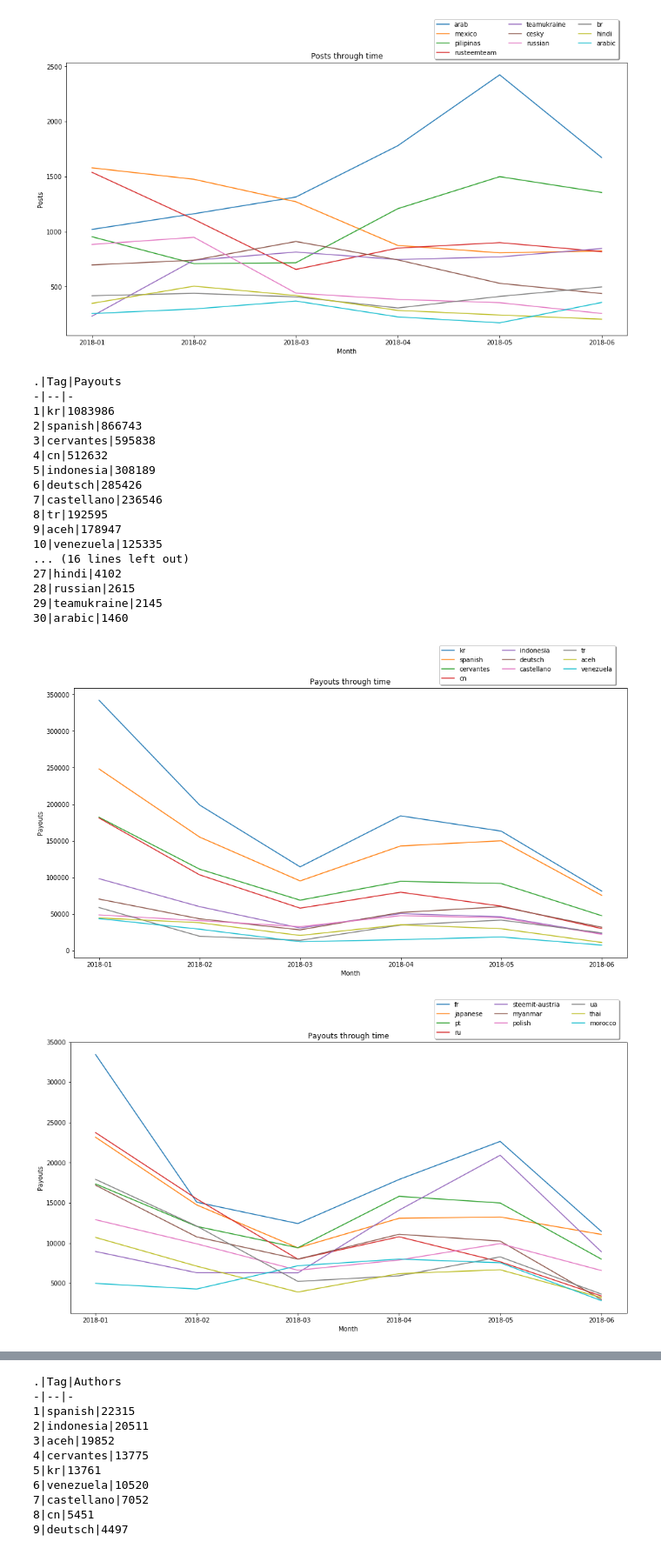
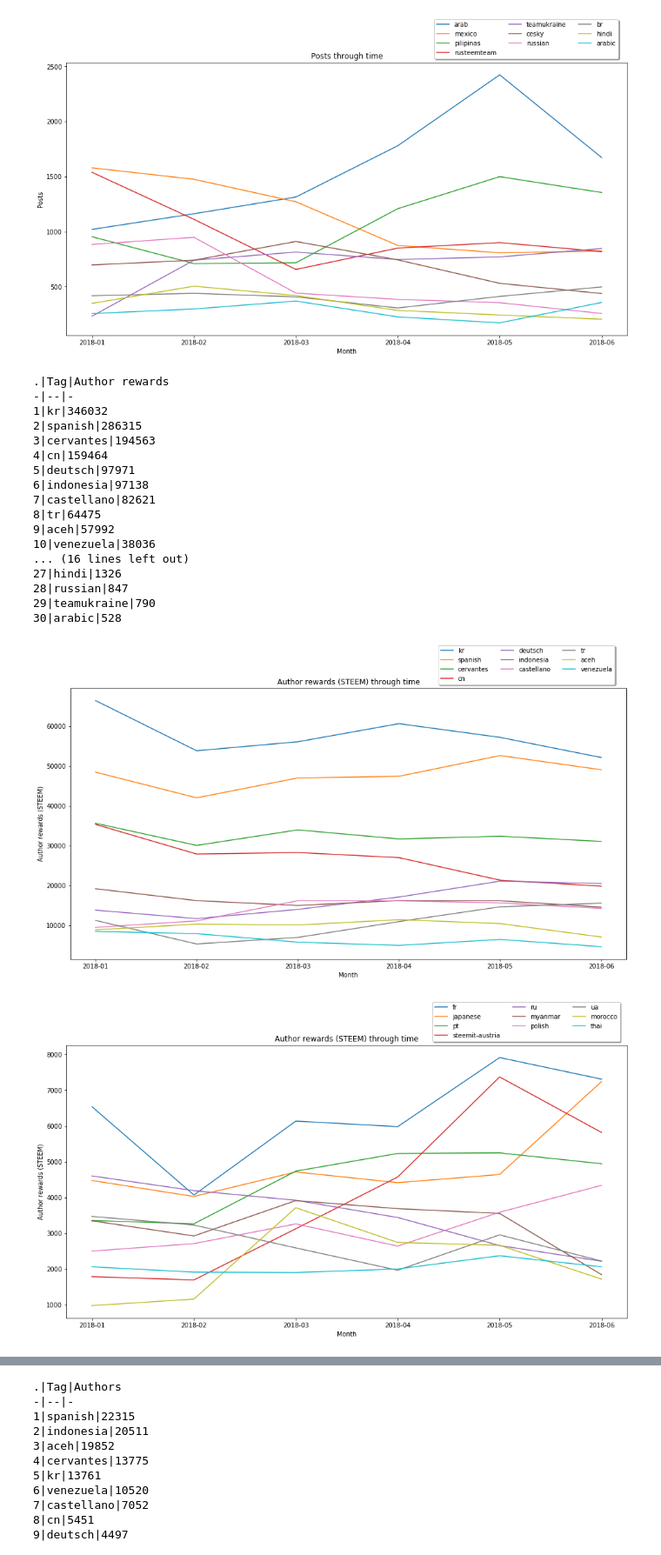
Before and after one commit to jwladzinski/steem-communities, a Jupyter notebook: lang.ipynb, the cells around one changed output, grey strips where cells are left out. Shown at 87% size. Saved outputs shown, nothing was run; the diff lists cells and outputs as text; code cells hidden in the pictures.

Commit message:
Replaced total_payuot_value with author_rewards

```diff
--- a/lang.ipynb
+++ b/lang.ipynb
@@ -17,13 +17,14 @@ lang_tags = [
 ]
 # %%
 class Post:
-    def __init__(self, author, url, total_payout_value, votes, tags, created, lang_code):
+    def __init__(self, author, url, total_payout_value, votes, tags, created, lang_code, author_rewards):
         self.author = author
         self.url = url
         self.total_payout_value = total_payout_value
         self.tags = tags
         self.created = created
         self.lang_code = lang_code
+        self.author_rewards = author_rewards
 
     def __str__(self):
         return url
@@ -64,8 +65,9 @@ for lang_tag in lang_tags:
                         break
                 except:
                     pass
+                author_rewards = float(v[7]) / 1000
 
-                posts.append(Post(author, url, total_payout_value, votes, tags, created, lang_code))
+                posts.append(Post(author, url, total_payout_value, votes, tags, created, lang_code, author_rewards))
             except Exception as ex:
                 pass
 # %%
@@ -219,15 +221,15 @@ for tag1, tag2 in combinations(lang_tags, 2):
 The common part for #ua and #teamukraine is 96.96%
 # %%
 post_counter = Counter()
-payout_counter = Counter()
-average_payout_counter = Counter()
+author_rewards_counter = Counter()
+average_author_rewards_counter = Counter()
 
 author_dict = defaultdict(set)
 
 months = set()
 month_post_dict = defaultdict(Counter)
-month_payout_dict = defaultdict(Counter)
-month_average_payout_dict = defaultdict(Counter)
+month_author_rewards_dict = defaultdict(Counter)
+month_average_author_rewards_dict = defaultdict(Counter)
 month_author_dict_s = defaultdict(lambda: defaultdict(set))
 month_author_dict = defaultdict(Counter)
 
@@ -248,10 +250,10 @@ for post in posts:
             months.add(month)
 
             month_post_dict[tag][month] += 1
-            month_payout_dict[tag][month] += post.total_payout_value
+            month_author_rewards_dict[tag][month] += post.author_rewards
 
             post_counter[tag] += 1
-            payout_counter[tag] += post.total_payout_value
+            author_rewards_counter[tag] += post.author_rewards
             author_dict[tag].add(post.author)
             month_author_dict_s[tag][month].add(post.author)
 
@@ -262,12 +264,12 @@ for post in posts:
                 unique_prefix_tag_dict[possible_prefix].add(tag)
 
 for tag in lang_tags:
-    average_payout_counter[tag] = payout_counter[tag] /  post_counter[tag]
+    average_author_rewards_counter[tag] = author_rewards_counter[tag] /  post_counter[tag]
     for month in months:
         if month_post_dict[tag][month] > 0:
-            month_average_payout_dict[tag][month] = month_payout_dict[tag][month] / month_post_dict[tag][month]
+            month_average_author_rewards_dict[tag][month] = month_author_rewards_dict[tag][month] / month_post_dict[tag][month]
         else:
-            month_average_payout_dict[tag][month] = 0
+            month_average_author_rewards_dict[tag][month] = 0
         month_author_dict[tag][month] = len(month_author_dict_s[tag][month])
 
 author_counter = Counter()
@@ -304,28 +306,28 @@ for i in range(0, len(lang_tags), 10):
 [figure]
 [figure]
 # %%
-print_table(['.', 'Tag', 'Payouts'], payout_counter, '%d|%s|%.0f')
+print_table(['.', 'Tag', 'Author rewards'], author_rewards_counter, '%d|%s|%.0f')
 # %% [output]
-.|Tag|Payouts
+.|Tag|Author rewards
 -|--|-
-1|kr|1083986
-2|spanish|866743
-3|cervantes|595838
-4|cn|512632
-5|indonesia|308189
-6|deutsch|285426
-7|castellano|236546
-8|tr|192595
-9|aceh|178947
-10|venezuela|125335
+1|kr|346032
+2|spanish|286315
+3|cervantes|194563
+4|cn|159464
+5|deutsch|97971
+6|indonesia|97138
+7|castellano|82621
+8|tr|64475
+9|aceh|57992
+10|venezuela|38036
 ... (16 lines left out)
-27|hindi|4102
-28|russian|2615
-29|teamukraine|2145
-30|arabic|1460
+27|hindi|1326
+28|russian|847
+29|teamukraine|790
+30|arabic|528
 # %%
 for i in range(0, len(lang_tags), 10):
-    month_plot(month_payout_dict, payout_counter, i, i + 10, 'Payouts')
+    month_plot(month_author_rewards_dict, author_rewards_counter, i, i + 10, 'Author rewards (STEEM)')
 # %% [output]
-[figure, old version]
+[figure, new version]
-[figure, old version]
+[figure, new version]
```
Also changed, not shown: parts of 4 cells of this notebook.
